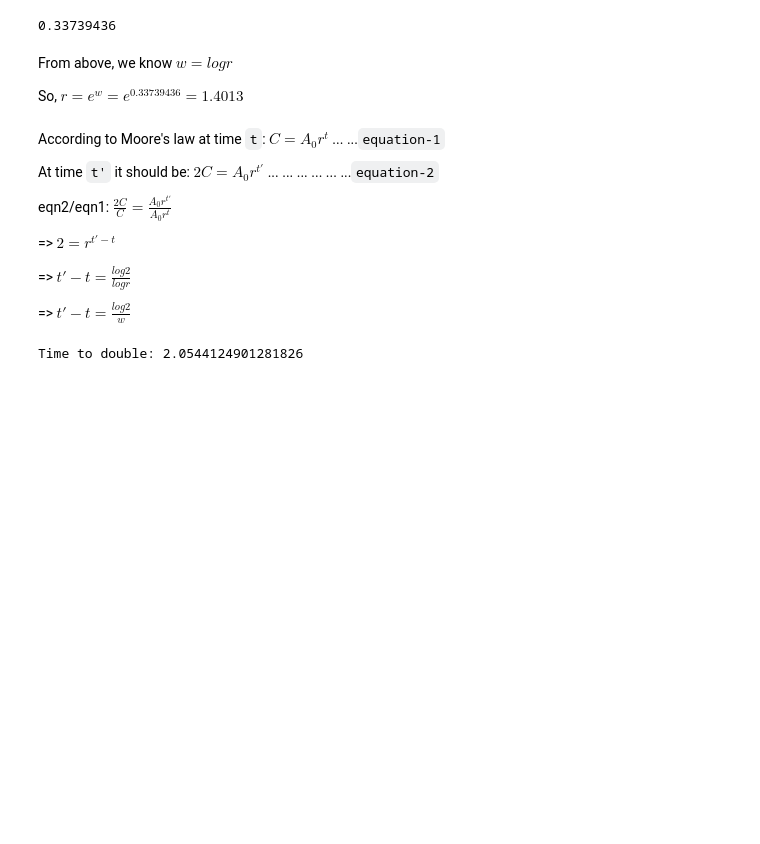
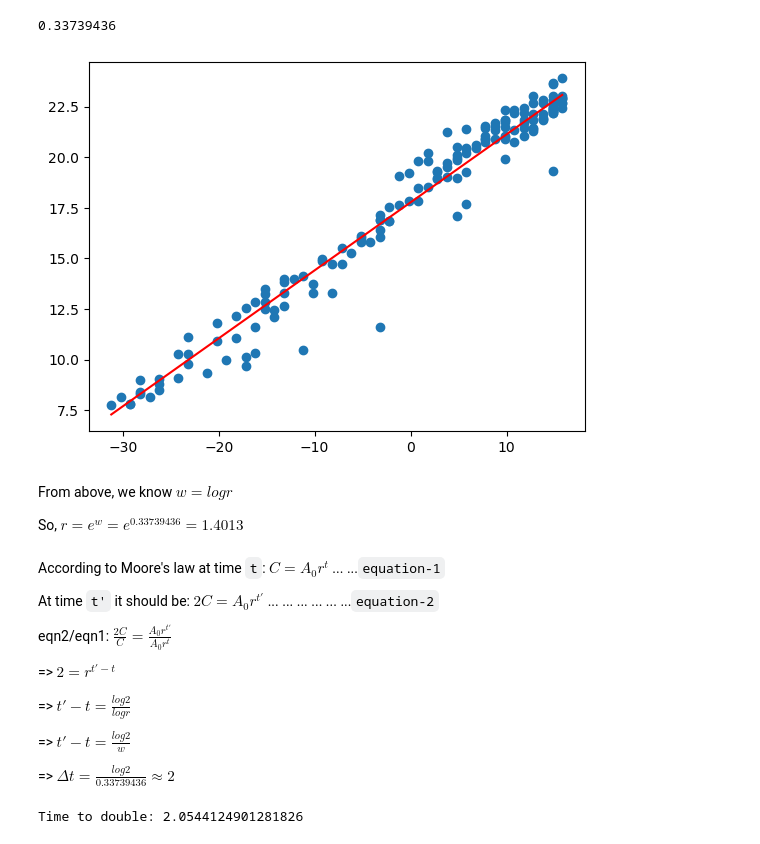
Before and after one commit to ikReza/ML-algorithms, a Jupyter notebook: TensorFlow/Linear Regression.ipynb, the cells around one changed output. Drawn from its saved outputs; the diff is of its cells as text; code cells hidden in the pictures; blank space fills up the shorter version.

```diff
--- a/TensorFlow/Linear Regression.ipynb
+++ b/TensorFlow/Linear Regression.ipynb
@@ -111,6 +157,13 @@ w = model.layers[0].get_weights()[0][0,0]
 w
 # %% [output]
 0.33739436
+# %%
+y_pred = model.predict(X)
+# %%
+plt.scatter(X, Y)
+plt.plot(X, y_pred, c="red");
+# %% [output]
+[figure, added]
 # %% [markdown]
 From above, we know $ w = logr $
 
@@ -127,6 +180,8 @@ eqn2/eqn1: $ \frac{2C}{C} = \frac{A_{0}r^{t'}}{A_{0}r^t} $
 => $ t' - t = \frac{log2}{logr} $
 
 => $ t' - t = \frac{log2}{w} $
+
+=> $ \Delta t = \frac{log2}{0.33739436} \approx 2 $
 # %%
 print(f"Time to double: {np.log(2) / w}")
 # %% [output]
```
Also changed, not shown: parts of 6 cells of this notebook, 3 other files.
